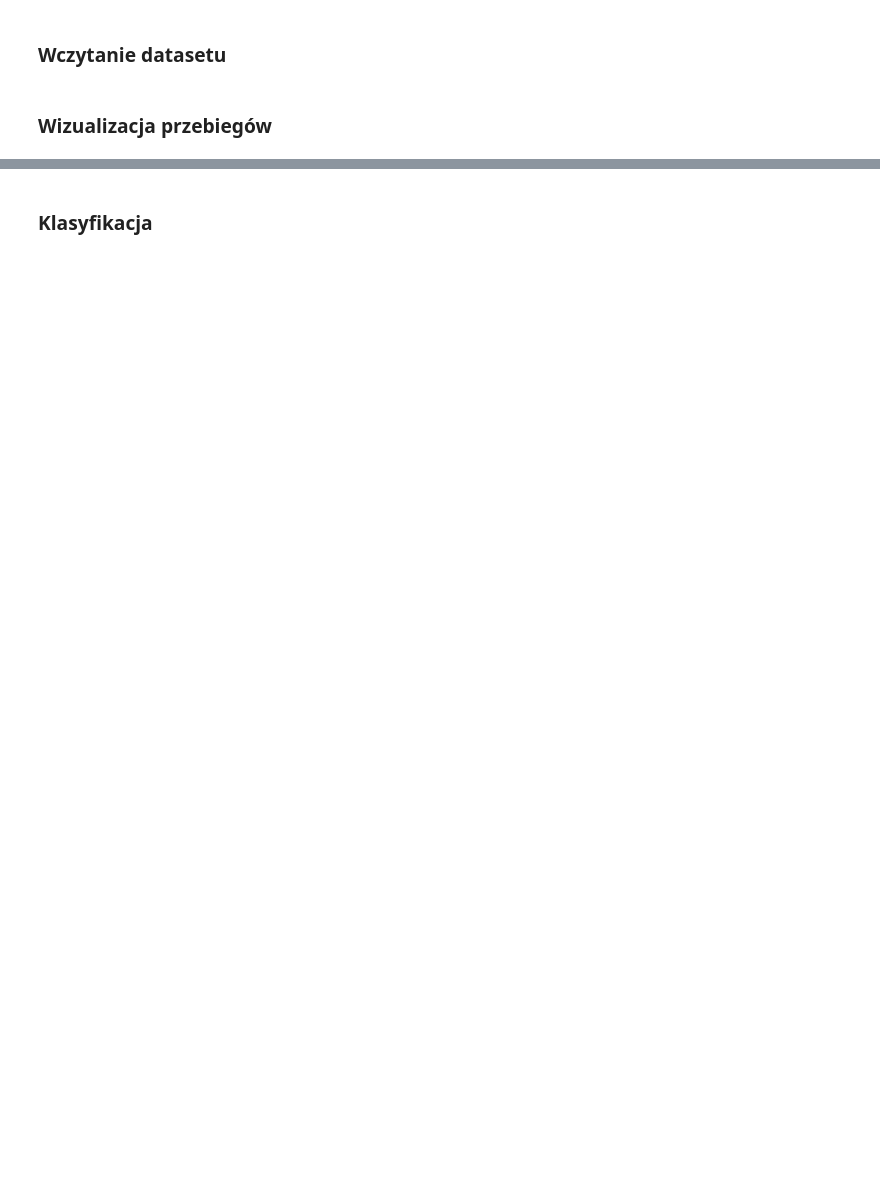
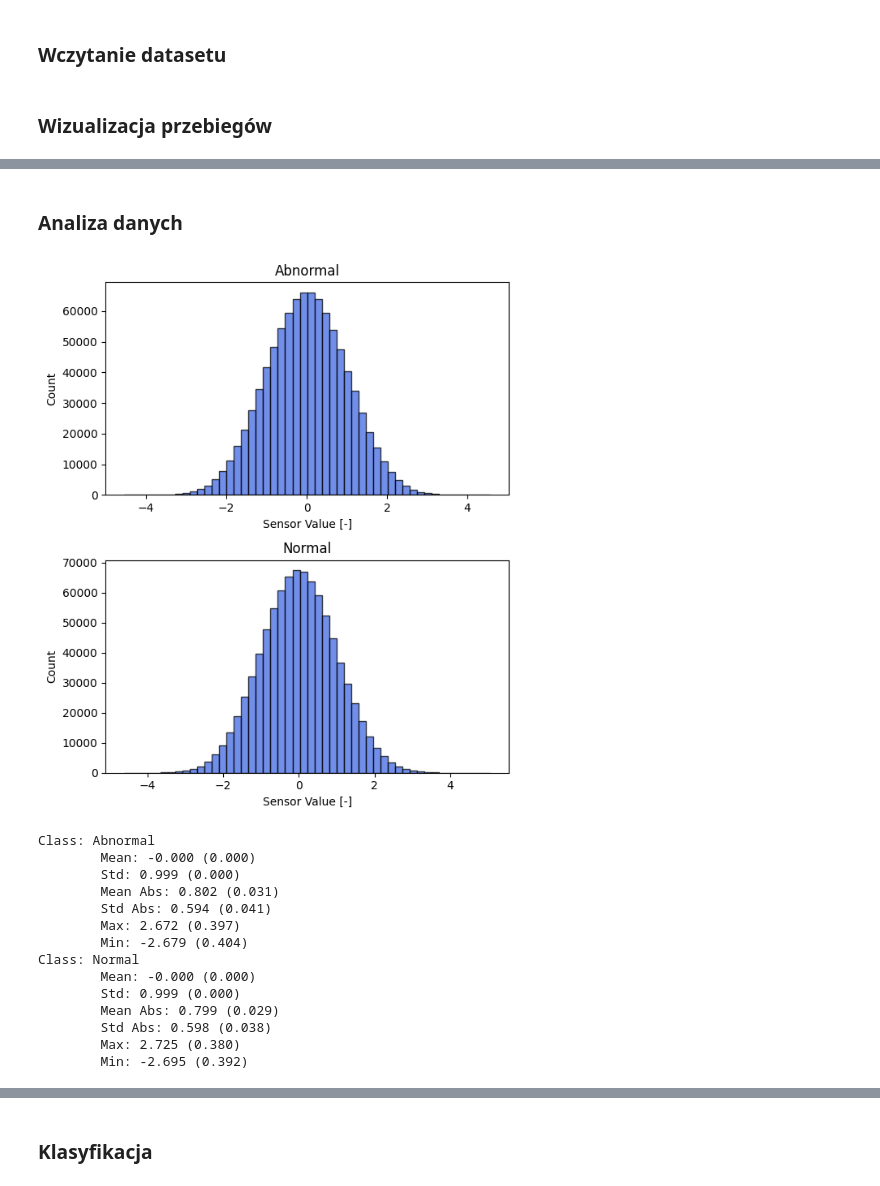
Before and after one commit to Kacper-Marciniak/Kurs-AI, a Jupyter notebook: Student/P8/Projekt8_TimeSeries.ipynb, the cells around one changed output, grey strips where cells are left out. Drawn from its saved outputs; the diff is of its cells as text; code cells hidden in the pictures; blank space fills up the shorter version.

```diff
--- a/Student/P8/Projekt8_TimeSeries.ipynb
+++ b/Student/P8/Projekt8_TimeSeries.ipynb
@@ -53,39 +63,62 @@ plt.show()
+# %% [markdown]
+### Analiza danych
 # %%
-"""class_values = {}
+class_values = {}
 class_stats = {}
 for class_id in range(len(CLASS_NAMES)):
     class_values[class_id] = []
     class_stats[class_id] = {
         'mean': [],
+        'mean-abs': [],
         'std': [],
+        'std-abs': [],
         'max': [],
         'min': []
     }
     for index in np.where(y_train == class_id)[0]:
         class_values[class_id] += X_train[index].tolist()
 
         class_stats[class_id]['mean'].append(np.mean(X_train[index]))
+        class_stats[class_id]['mean-abs'].append(np.mean(np.abs(X_train[index])))
         class_stats[class_id]['std'].append(np.std(X_train[index]))
+        class_stats[class_id]['std-abs'].append(np.std(np.abs(X_train[index])))
         class_stats[class_id]['max'].append(np.max(X_train[index]))
         class_stats[class_id]['min'].append(np.min(X_train[index]))
     for key in class_stats[class_id]:
         class_stats[class_id][key] = np.mean(class_stats[class_id][key]), np.std(class_stats[class_id][key])
 
-fig,axes = plt.subplots(nrows=len(CLASS_NAMES),figsize=(10,15))
+fig,axes = plt.subplots(nrows=len(CLASS_NAMES),figsize=(6,7))
 
 for i,ax in enumerate(axes):
     ax.hist(class_values[i], bins=50, alpha=0.75, color='royalblue', edgecolor='black')
     ax.set_title(f"{CLASS_NAMES[i]}")
-    ax.set_xlabel("Power [W]")
+    ax.set_xlabel("Sensor Value [-]")
     ax.set_ylabel("Count")
 
 plt.tight_layout()
 plt.show()
 
 for class_id in range(len(CLASS_NAMES)):
     print(f"Class: {CLASS_NAMES[class_id]}")
     print(f"\tMean: {class_stats[class_id]['mean'][0]:.3f} ({class_stats[class_id]['mean'][1]:.3f})")
     print(f"\tStd: {class_stats[class_id]['std'][0]:.3f} ({class_stats[class_id]['std'][1]:.3f})")
+    print(f"\tMean Abs: {class_stats[class_id]['mean-abs'][0]:.3f} ({class_stats[class_id]['mean-abs'][1]:.3f})")
+    print(f"\tStd Abs: {class_stats[class_id]['std-abs'][0]:.3f} ({class_stats[class_id]['std-abs'][1]:.3f})")
     print(f"\tMax: {class_stats[class_id]['max'][0]:.3f} ({class_stats[class_id]['max'][1]:.3f})")
     print(f"\tMin: {class_stats[class_id]['min'][0]:.3f} ({class_stats[class_id]['min'][1]:.3f})")
-"""
+# %% [output]
+[figure, added]
+Class: Abnormal
+        Mean: -0.000 (0.000)
+        Std: 0.999 (0.000)
+        Mean Abs: 0.802 (0.031)
+        Std Abs: 0.594 (0.041)
+        Max: 2.672 (0.397)
+        Min: -2.679 (0.404)
+Class: Normal
+        Mean: -0.000 (0.000)
+        Std: 0.999 (0.000)
+        Mean Abs: 0.799 (0.029)
+        Std Abs: 0.598 (0.038)
+        Max: 2.725 (0.380)
+        Min: -2.695 (0.392)
```
Also changed, not shown: parts of 22 cells of this notebook, 6 other files.
